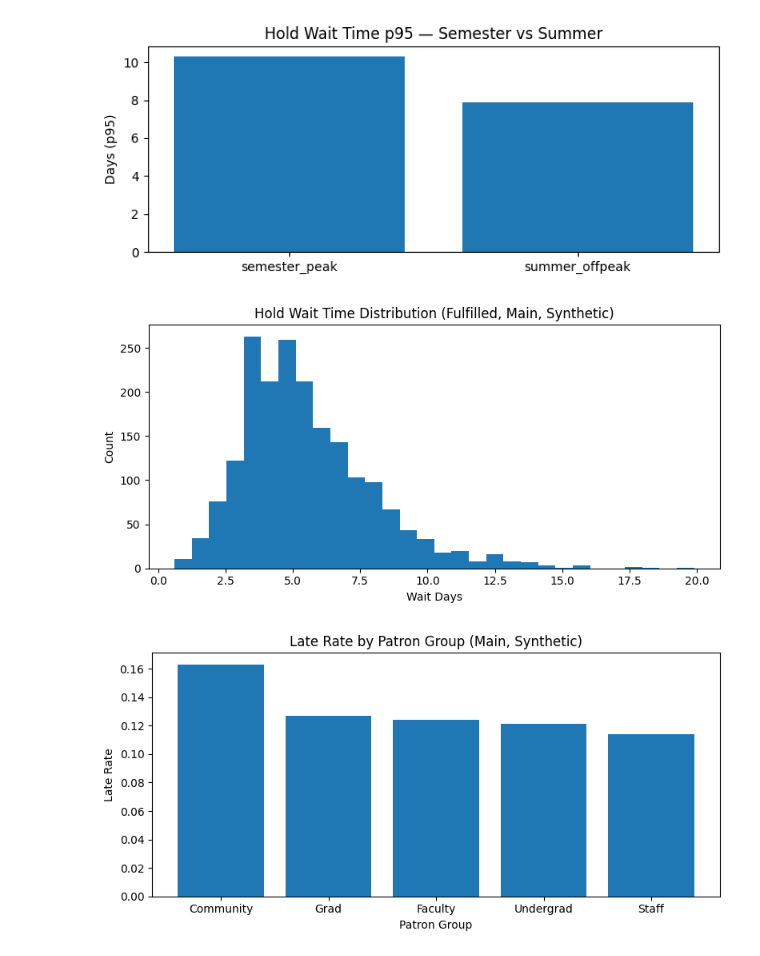
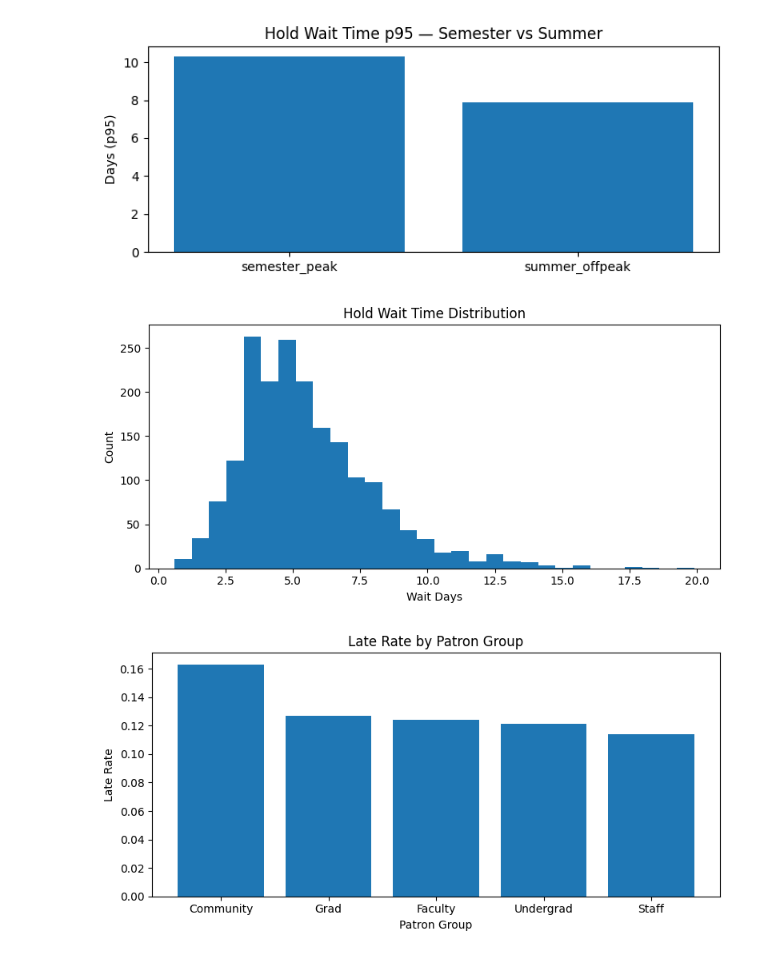
Before and after one commit to LiMi686/library-circulation-mvp, a Jupyter notebook: 02_viz_clinic.ipynb, the cells around one changed output. Saved outputs shown, nothing was run; the diff lists cells and outputs as text; code cells hidden in the pictures.

```diff
--- a/02_viz_clinic.ipynb
+++ b/02_viz_clinic.ipynb
@@ -190,18 +201,18 @@ plt.show()
 # %%
 import os
 os.makedirs("assets", exist_ok=True)
 
 fig, ax = plt.subplots(figsize=(8,4))
 ax.hist(fulfilled["wait_days"], bins=30)
-ax.set_title("Hold Wait Time Distribution (Fulfilled, Main, Synthetic)")
+ax.set_title("Hold Wait Time Distribution")
 ax.set_xlabel("Wait Days")
 ax.set_ylabel("Count")
 
 fig.tight_layout()
 fig.savefig("assets/hold_wait_distribution.png", dpi=200, bbox_inches="tight")
 plt.show()
 # %% [output]
-[figure, old version]
+[figure, new version]
 # %%
 import os
 os.makedirs("assets", exist_ok=True)
@@ -218,7 +229,7 @@ kpi_by_group = (txns
 
 fig, ax = plt.subplots(figsize=(8,4))
 ax.bar(kpi_by_group["patron_group"], kpi_by_group["late_rate"])
-ax.set_title("Late Rate by Patron Group (Main, Synthetic)")
+ax.set_title("Late Rate by Patron Group")
 ax.set_xlabel("Patron Group")
 ax.set_ylabel("Late Rate")
 
@@ -226,4 +237,4 @@ fig.tight_layout()
 fig.savefig("assets/late_rate_by_patron_group.png", dpi=200, bbox_inches="tight")
 plt.show()
 # %% [output]
-[figure, old version]
+[figure, new version]
```
Also changed, not shown: parts of 7 cells of this notebook, 4 other files.
